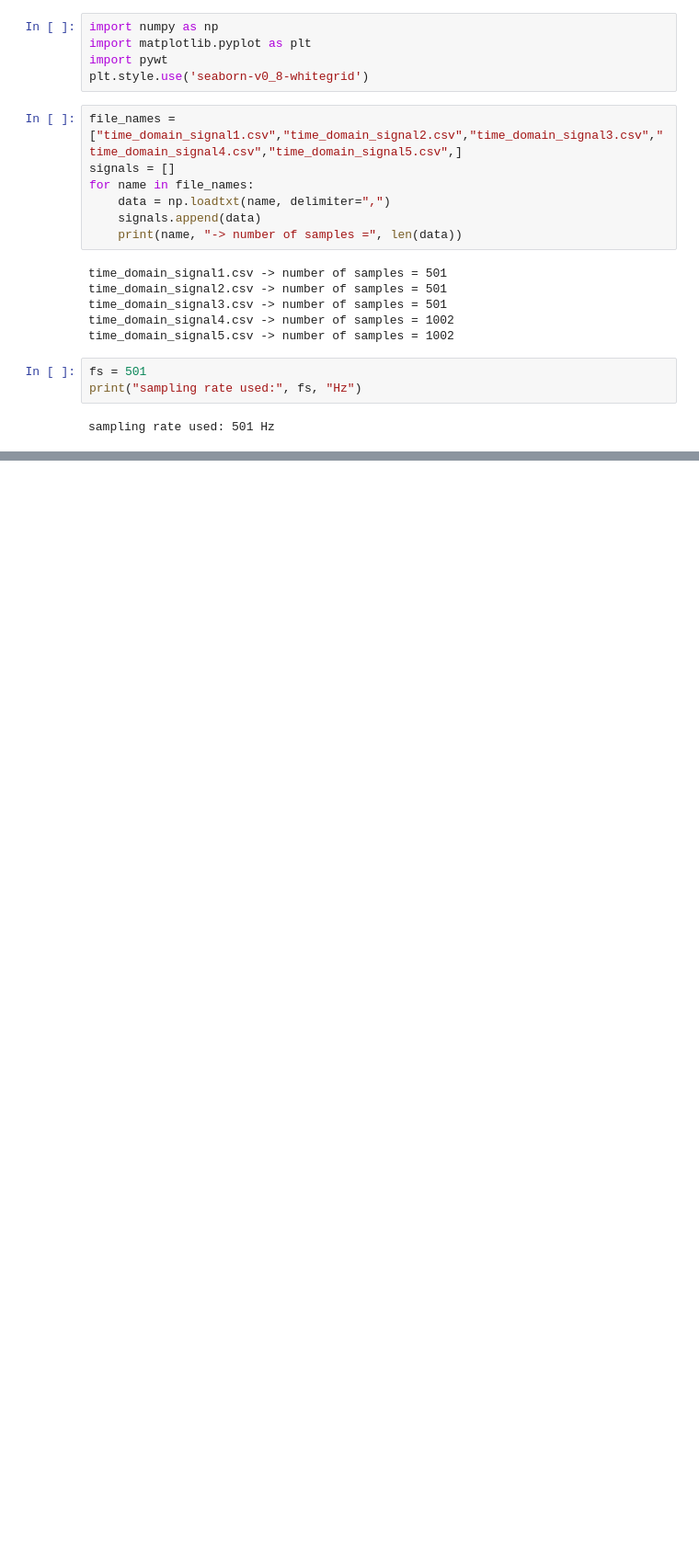
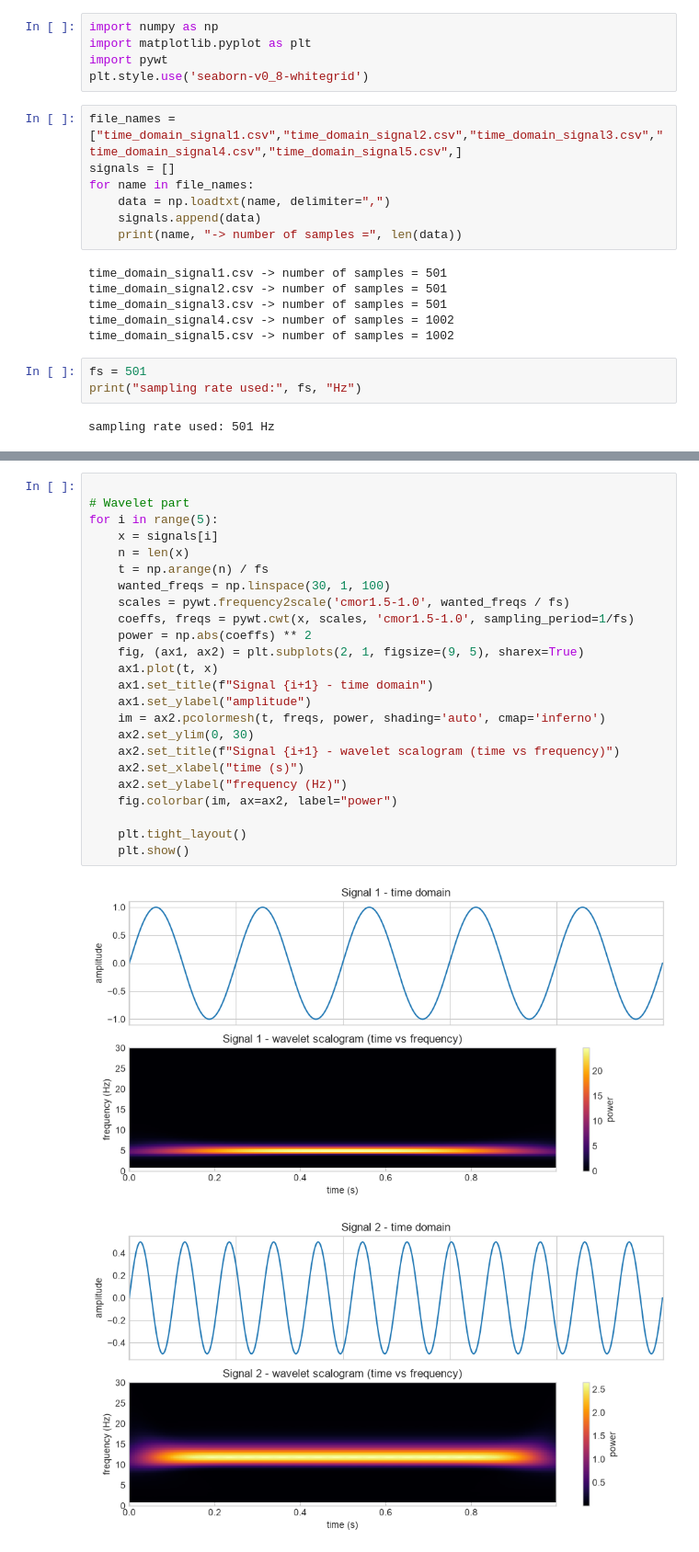
Before and after one commit to Kavi-Cs/FFT---with-Python, a Jupyter notebook: simple_fft_wavelet (1).ipynb, the cells around one changed output, grey strips where cells are left out. Shown at 92% size. Saved outputs shown, nothing was run; the diff lists cells and outputs as text; blank space fills up the shorter version.

```diff
--- a/simple_fft_wavelet (1).ipynb
+++ b/simple_fft_wavelet (1).ipynb
@@ -61 +61,28 @@ Signal 4: strongest frequency = 5.00 Hz
 Signal 5: strongest frequency = 5.00 Hz
+# %%
+
+# Wavelet part
+for i in range(5):
+    x = signals[i]
+    n = len(x)
+    t = np.arange(n) / fs
+    wanted_freqs = np.linspace(30, 1, 100)
+    scales = pywt.frequency2scale('cmor1.5-1.0', wanted_freqs / fs)
+    coeffs, freqs = pywt.cwt(x, scales, 'cmor1.5-1.0', sampling_period=1/fs)
+    power = np.abs(coeffs) ** 2
+    fig, (ax1, ax2) = plt.subplots(2, 1, figsize=(9, 5), sharex=True)
+    ax1.plot(t, x)
+    ax1.set_title(f"Signal {i+1} - time domain")
+    ax1.set_ylabel("amplitude")
+    im = ax2.pcolormesh(t, freqs, power, shading='auto', cmap='inferno')
+    ax2.set_ylim(0, 30)
+    ax2.set_title(f"Signal {i+1} - wavelet scalogram (time vs frequency)")
+    ax2.set_xlabel("time (s)")
+    ax2.set_ylabel("frequency (Hz)")
+    fig.colorbar(im, ax=ax2, label="power")
+
+    plt.tight_layout()
+    plt.show()
+# %% [output]
+[figure, added]
+[figure, added]
```
Also changed, not shown: parts of 13 cells of this notebook.
